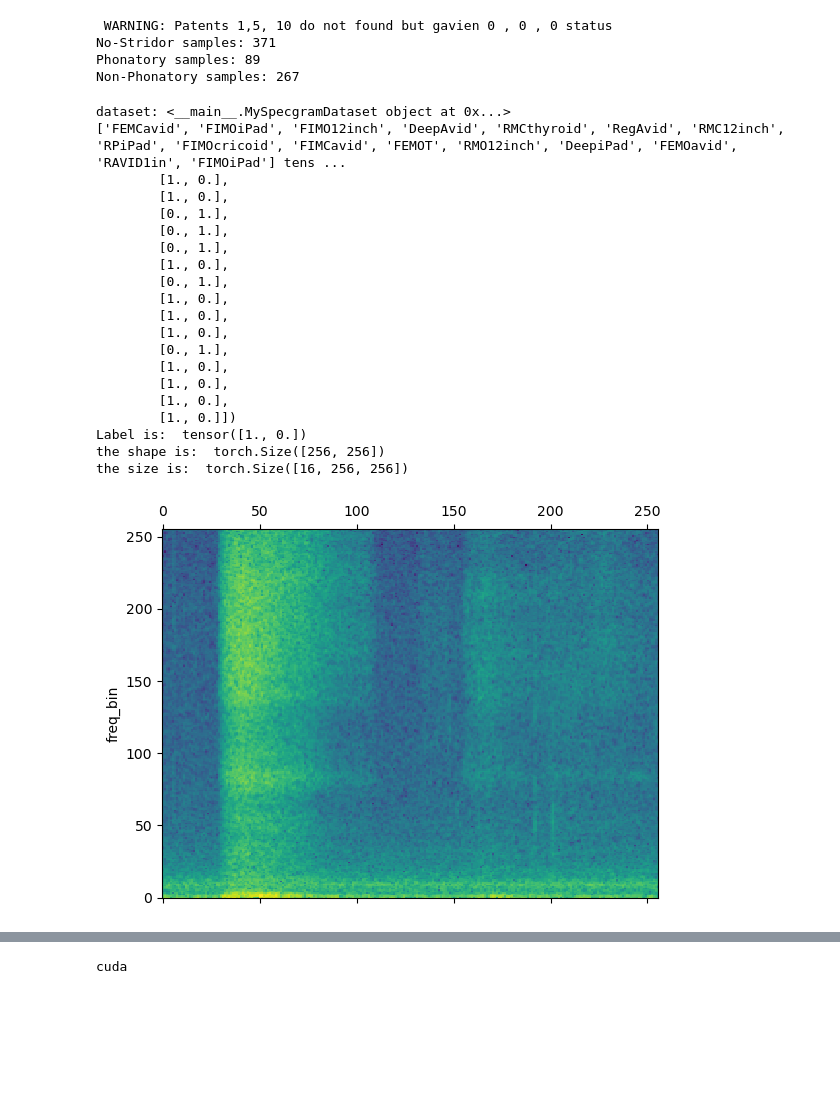
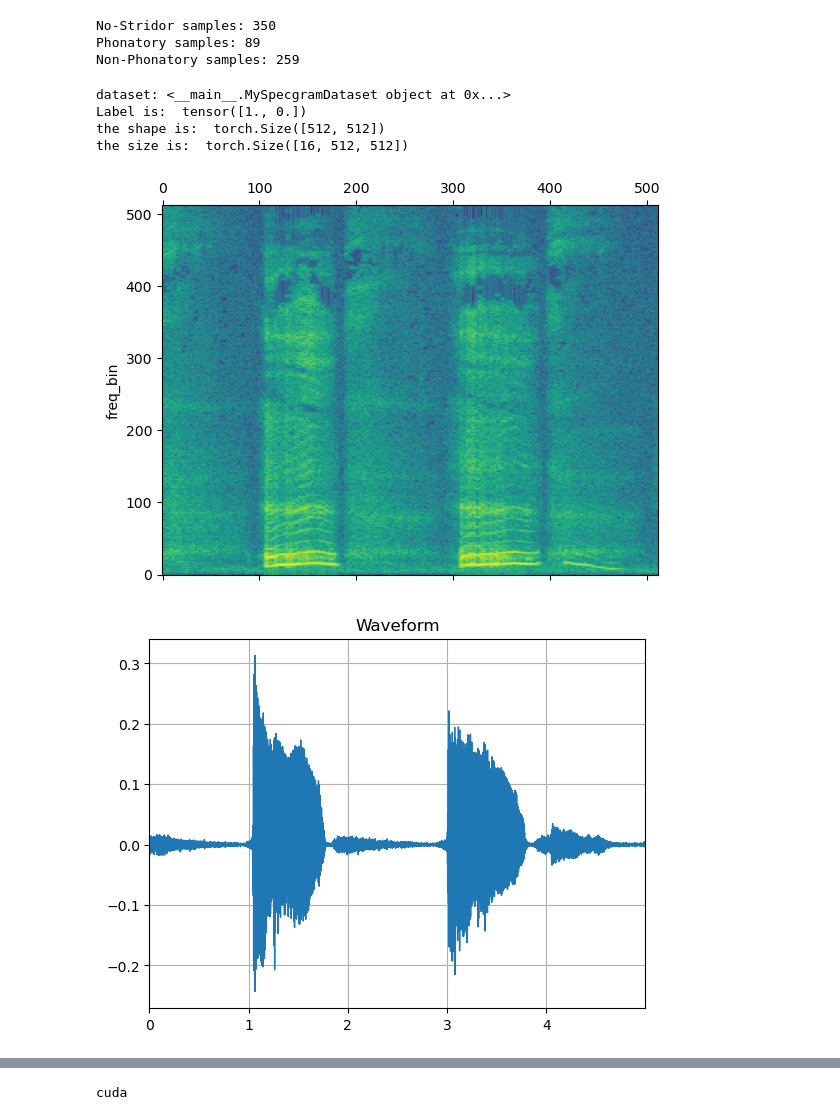
Before and after one commit to parsa-k/b2ai-voice, a Jupyter notebook: stridor-parsa.ipynb, the cells around one changed output, grey strips where cells are left out. Drawn from its saved outputs; the diff is of its cells as text; code cells hidden in the pictures; blank space fills up the shorter version.

```diff
--- a/stridor-parsa.ipynb
+++ b/stridor-parsa.ipynb
@@ -39,10 +39,10 @@ def determine_is_stridor_and_phonatory(name, folder_path, patient_status_df):
                 return 1, 0, 1  # is_stridor, is_phonatory, status
 
 
-    global print_once
-    if print_once:
-        print(" WARNING: Patents 1,5, 10 do not found but gavien 0 , 0 , 0 status")
-        print_once = False
+    #global print_once
+    #if print_once:
+        #print(" WARNING: Patents 1,5, 10 do not found but gavien 0 , 0 , 0 status")
+        #print_once = False
     #print('patient not found', name, folder_path)
 
     return 0, 0, 0  # Default to non-stridor if not found
@@ -105,6 +105,9 @@ def generate_recording_objects(root_path, patient_status_df):
             parent_folder = os.path.basename(root)
 
             for wav_file in wav_files:
+                if parent_folder in ["Patient 1", "Patient 5", "Patient 10", "Patient 34"]:
+                    #print(f"parent_folder: {parent_folder}")
+                    continue
                 # Generate a unique ID for each player-session-recording combination
                 uid = str(uuid.uuid4())
                 # Extract the recording label (base name without extension)
@@ -201,7 +204,7 @@ output_json = 'rec_5_time.json'  # Desired output JSON file name
 # Read the Excel file
 patient_status_df = pd.read_excel(excel_path)
 
-print_once = True
+#print_once = True
 recordings = generate_recording_objects(root_path, patient_status_df)
 
 # Uncomment the following lines to save to CSV
@@ -218,10 +221,9 @@ print(f"No-Stridor samples: {no_stridor_count}")
 print(f"Phonatory samples: {phonatory_count}")
 print(f"Non-Phonatory samples: {non_phonatory_count}")
 # %% [output]
- WARNING: Patents 1,5, 10 do not found but gavien 0 , 0 , 0 status
-No-Stridor samples: 371
+No-Stridor samples: 350
 Phonatory samples: 89
-Non-Phonatory samples: 267
+Non-Phonatory samples: 259
 # %%
 # Filter the data to only include recordings with recording_label starting with "FIMO"
 filtered_data = filter_recordings_by_label(recordings, "FIMO")
@@ -272,6 +274,7 @@ class MySpecgramDataset(torch.utils.data.Dataset):
         try:
             audio = Audio.from_file(self.audio_files[idx])
             audio = audio.to_16khz()
+
             # get middle K seconds if audio is too long, pad with zeros if it is too short
             if audio.signal.size(0) > self.segment_size * 16000:
                 d = (audio.signal.size(0) - self.segment_size * 16000) // 2
@@ -279,13 +282,15 @@ class MySpecgramDataset(torch.utils.data.Dataset):
             else:
                 audio.signal = torch.nn.functional.pad(audio.signal, (0, self.segment_size * 16000 - audio.signal.size(0)), mode='constant', value=0)
 
-            win_length = 30
-            hop_length = 10
-            nfft = 512
+
+            win_length = 60
+            #print(audio.signal.size(1))
+            hop_length = 1
+            nfft = int(win_length*16)
             features_specgram = specgram(audio, win_length=win_length, hop_length=hop_length, n_fft=nfft)
             features_specgram = 10.0 * torch.log10(torch.maximum(features_specgram, torch.full(features_specgram.size(), fill_value=1e-10))).T
 
-            features_specgram = torch.nn.functional.interpolate(features_specgram.unsqueeze(0).unsqueeze(0), size=(256, 256), mode='bilinear', align_corners=False).squeeze(0).squeeze(0)
+            features_specgram = torch.nn.functional.interpolate(features_specgram.unsqueeze(0).unsqueeze(0), size=(512, 512), mode='bilinear', align_corners=False).squeeze(0).squeeze(0)
 
         except Exception as e:
             print(f"Error loading {audio_file}: {e}")
@@ -297,56 +302,43 @@ class MySpecgramDataset(torch.utils.data.Dataset):
         label = torch.tensor(label, dtype=torch.long)
         label = F.one_hot(label, num_classes=num_classes).float()
 
-        return {'uid': uid, 'signal': features_specgram, self.label: label, 'recording_label': recording_label}
+        return {'uid': uid, 'signal': features_specgram, 'audio': audio.signal, self.label: label, 'recording_label': recording_label}
 # %%
 
-dataset = MySpecgramDataset(df, label = 'is_stridor',  classification = 'stridor**nonstridor') # classification:  'stridor**nonstridor' Or 'nonstridor**phonatory**nonphonatory'
-label = 'is_stridor'
+dataset = MySpecgramDataset(df, label = 'is_stridor',  classification = 'stridor**nonstridor', segment_size = 5) # classification:  'stridor**nonstridor' Or 'nonstridor**phonatory**nonphonatory'
+label = 'is_stridor' # 'is_stridor' or 'status'
 number_classes = 2
 #classes = ['no-stridor', 'non-phonatory', 'phonatory']
 classes = ['no-stridor', 'stridor']
 
 
 print(f"dataset: {dataset}")
 
 # Split the dataset into train, validation, and test sets
 train_size = int(0.8 * len(dataset))
 val_size = int(0.1 * len(dataset))
 test_size = len(dataset) - train_size - val_size
 train_dataset, val_dataset, test_dataset = torch.utils.data.random_split(dataset, [train_size, val_size, test_size])
 
 # Create DataLoaders for batching and shuffling
 train_dataloader = torch.utils.data.DataLoader(train_dataset, batch_size=16, shuffle=True)
 val_dataloader = torch.utils.data.DataLoader(val_dataset, batch_size=16, shuffle=False)
 test_dataloader = torch.utils.data.DataLoader(test_dataset, batch_size=16, shuffle=False)
 
 # Example: Iterate through the train DataLoader
 for batch in train_dataloader:
-    print(batch['recording_label'], batch[label])
+    #print(batch['recording_label'], batch[label])
     print('Label is: ', batch[label][0])
-    plot_spectrogram(batch['signal'][0])
+    for i in range(1,5):
+        plot_spectrogram(batch['signal'][i])
+        plot_waveform(batch['audio'][i], 16000, title="Waveform", ax=None)
     print("the shape is: ", batch['signal'][0].shape)
     print("the size is: ", batch['signal'].shape)
     break
 # %% [output]
 dataset: <__main__.MySpecgramDataset object at 0x...>
-['FEMCavid', 'FIMOiPad', 'FIMO12inch', 'DeepAvid', 'RMCthyroid', 'RegAvid', 'RMC12inch', 'RPiPad', 'FIMOcricoid', 'FIMCavid', 'FEMOT', 'RMO12inch', 'DeepiPad', 'FEMOavid', 'RAVID1in', 'FIMOiPad'] tens ...
-        [1., 0.],
-        [1., 0.],
-        [0., 1.],
-        [0., 1.],
-        [0., 1.],
-        [1., 0.],
-        [0., 1.],
-        [1., 0.],
-        [1., 0.],
-        [1., 0.],
-        [0., 1.],
-        [1., 0.],
-        [1., 0.],
-        [1., 0.],
-        [1., 0.]])
 Label is:  tensor([1., 0.])
-the shape is:  torch.Size([256, 256])
-the size is:  torch.Size([16, 256, 256])
+the shape is:  torch.Size([512, 512])
+the size is:  torch.Size([16, 512, 512])
-[figure, old version]
+[figure, new version]
+[figure, added]
```
Also changed, not shown: parts of 6 cells of this notebook.
